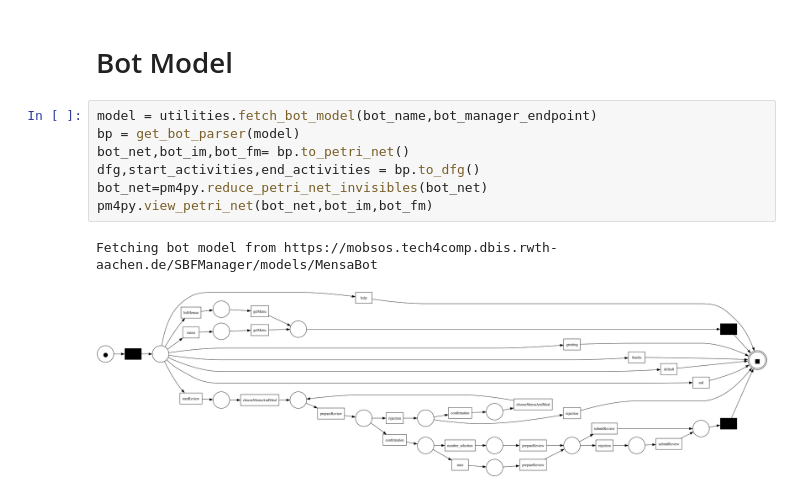
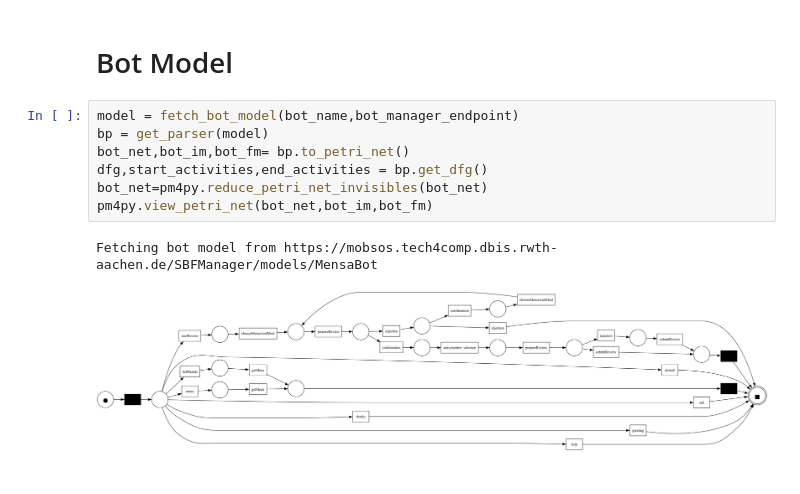
Before and after one commit to rwth-acis/process-mining-for-bots, a Jupyter notebook: visualize.log.ipynb, the cells around one changed output. Saved outputs shown, nothing was run; the diff lists cells and outputs as text.

```diff
--- a/visualize.log.ipynb
+++ b/visualize.log.ipynb
@@ -84,15 +103,15 @@ traces
 # %% [markdown]
 # Bot Model
 # %%
-model = utilities.fetch_bot_model(bot_name,bot_manager_endpoint)
-bp = get_bot_parser(model)
+model = fetch_bot_model(bot_name,bot_manager_endpoint)
+bp = get_parser(model)
 bot_net,bot_im,bot_fm= bp.to_petri_net()
-dfg,start_activities,end_activities = bp.to_dfg()
+dfg,start_activities,end_activities = bp.get_dfg()
 bot_net=pm4py.reduce_petri_net_invisibles(bot_net)
 pm4py.view_petri_net(bot_net,bot_im,bot_fm)
 # %% [output]
 Fetching bot model from https://mobsos.tech4comp.dbis.rwth-aachen.de/SBFManager/models/MensaBot
-[figure, old version]
+[figure, new version]
 # %%
 unfitting_traces = cc.find_unfitting_traces(log, bot_net, bot_im, bot_fm)
 missing_log_moves = list()
```
Also changed, not shown: parts of 9 cells of this notebook.
